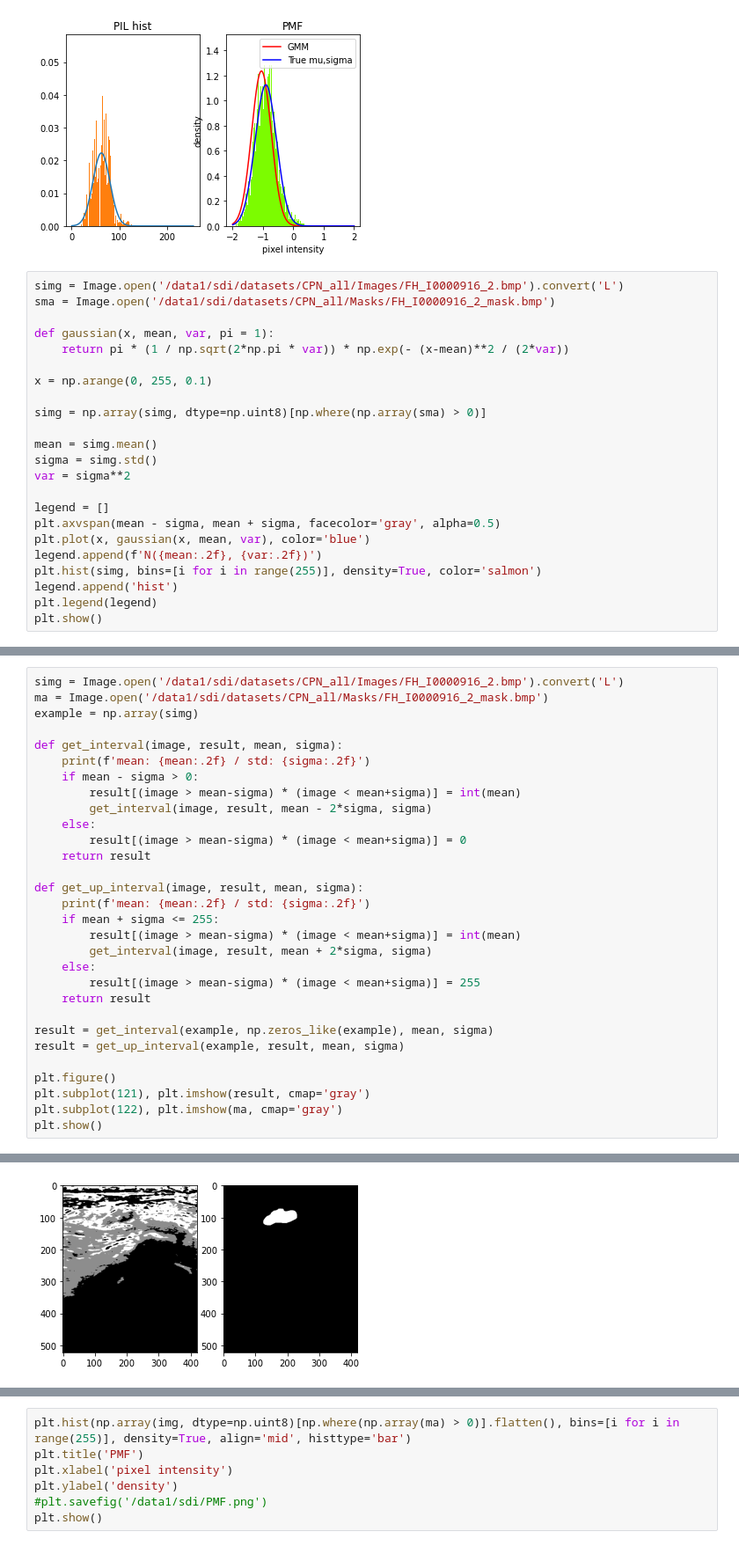
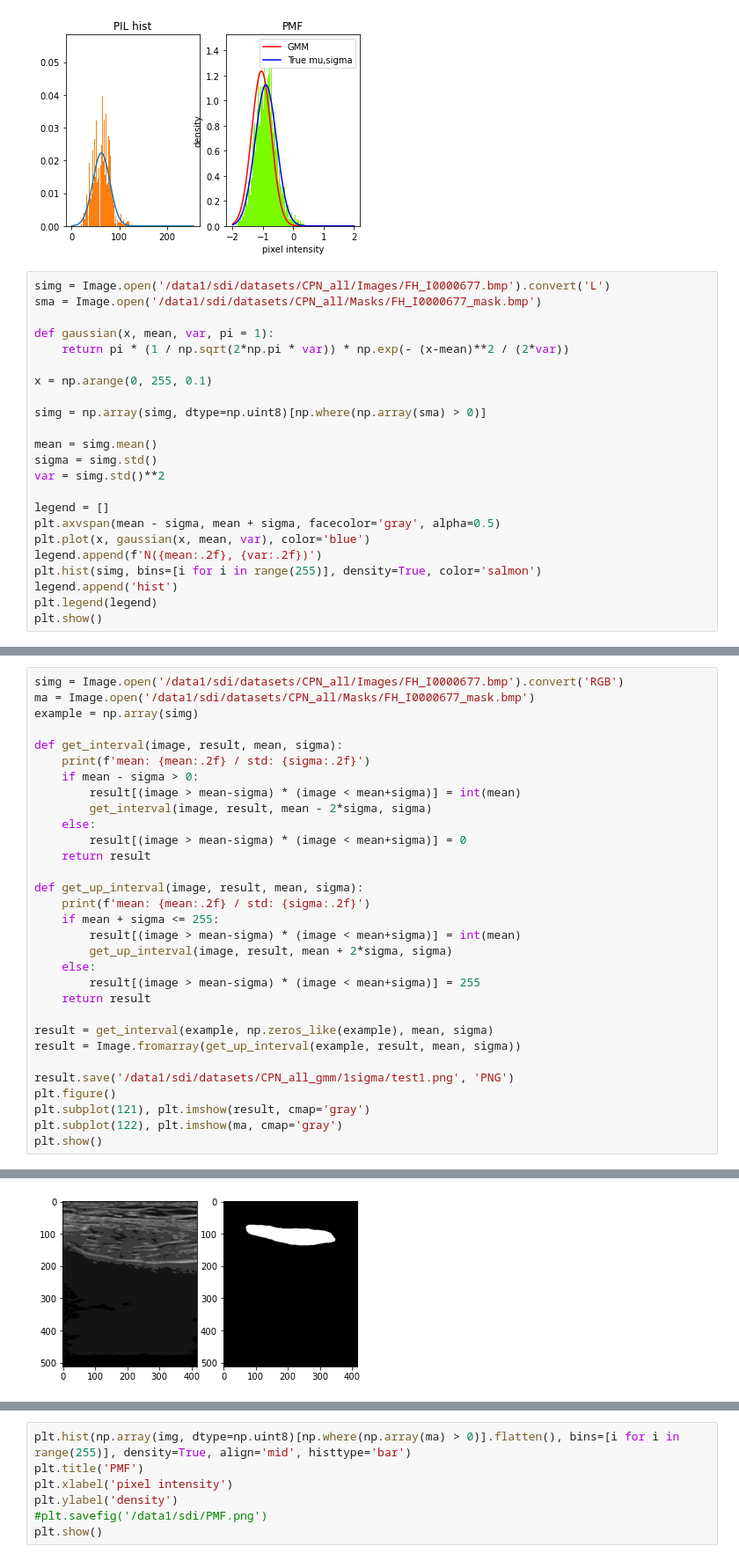
Before and after one commit to DongDong500/CPNKDv2, a Jupyter notebook: pallete_trans-hist.ipynb, the cells around one changed output, grey strips where cells are left out. Shown at 88% size. Drawn from its saved outputs; the diff is of its cells as text.

Commit message:
from server5 add data-gen gmm

```diff
--- a/pallete_trans-hist.ipynb
+++ b/pallete_trans-hist.ipynb
@@ -149,8 +149,8 @@ mu:  -0.9076881
 sigma:  0.35428563
 [figure]
 # %%
-simg = Image.open('/data1/sdi/datasets/CPN_all/Images/FH_I0000916_2.bmp').convert('L')
-sma = Image.open('/data1/sdi/datasets/CPN_all/Masks/FH_I0000916_2_mask.bmp')
+simg = Image.open('/data1/sdi/datasets/CPN_all/Images/FH_I0000677.bmp').convert('L')
+sma = Image.open('/data1/sdi/datasets/CPN_all/Masks/FH_I0000677_mask.bmp')
 
 def gaussian(x, mean, var, pi = 1):
     return pi * (1 / np.sqrt(2*np.pi * var)) * np.exp(- (x-mean)**2 / (2*var))
@@ -161,7 +161,7 @@ simg = np.array(simg, dtype=np.uint8)[np.where(np.array(sma) > 0)]
 
 mean = simg.mean()
 sigma = simg.std()
-var = sigma**2
+var = simg.std()**2
 
 legend = []
 plt.axvspan(mean - sigma, mean + sigma, facecolor='gray', alpha=0.5)
@@ -176,6 +176,6 @@ plt.show()
 # %%
-simg = Image.open('/data1/sdi/datasets/CPN_all/Images/FH_I0000916_2.bmp').convert('L')
-ma = Image.open('/data1/sdi/datasets/CPN_all/Masks/FH_I0000916_2_mask.bmp')
+simg = Image.open('/data1/sdi/datasets/CPN_all/Images/FH_I0000677.bmp').convert('RGB')
+ma = Image.open('/data1/sdi/datasets/CPN_all/Masks/FH_I0000677_mask.bmp')
 example = np.array(simg)
 
 def get_interval(image, result, mean, sigma):
@@ -191,14 +191,15 @@ def get_up_interval(image, result, mean, sigma):
     print(f'mean: {mean:.2f} / std: {sigma:.2f}')
     if mean + sigma <= 255:
         result[(image > mean-sigma) * (image < mean+sigma)] = int(mean)
-        get_interval(image, result, mean + 2*sigma, sigma)
+        get_up_interval(image, result, mean + 2*sigma, sigma)
     else:
         result[(image > mean-sigma) * (image < mean+sigma)] = 255
     return result
 
 result = get_interval(example, np.zeros_like(example), mean, sigma)
-result = get_up_interval(example, result, mean, sigma)
+result = Image.fromarray(get_up_interval(example, result, mean, sigma))
 
+result.save('/data1/sdi/datasets/CPN_all_gmm/1sigma/test1.png', 'PNG')
 plt.figure()
 plt.subplot(121), plt.imshow(result, cmap='gray')
 plt.subplot(122), plt.imshow(ma, cmap='gray')
@@ -213 +217 @@ mean: 10.67 / std: 23.71
-[figure, old version]
+[figure, new version]
```
Also changed, not shown: parts of 3 cells of this notebook, 2 other files.
